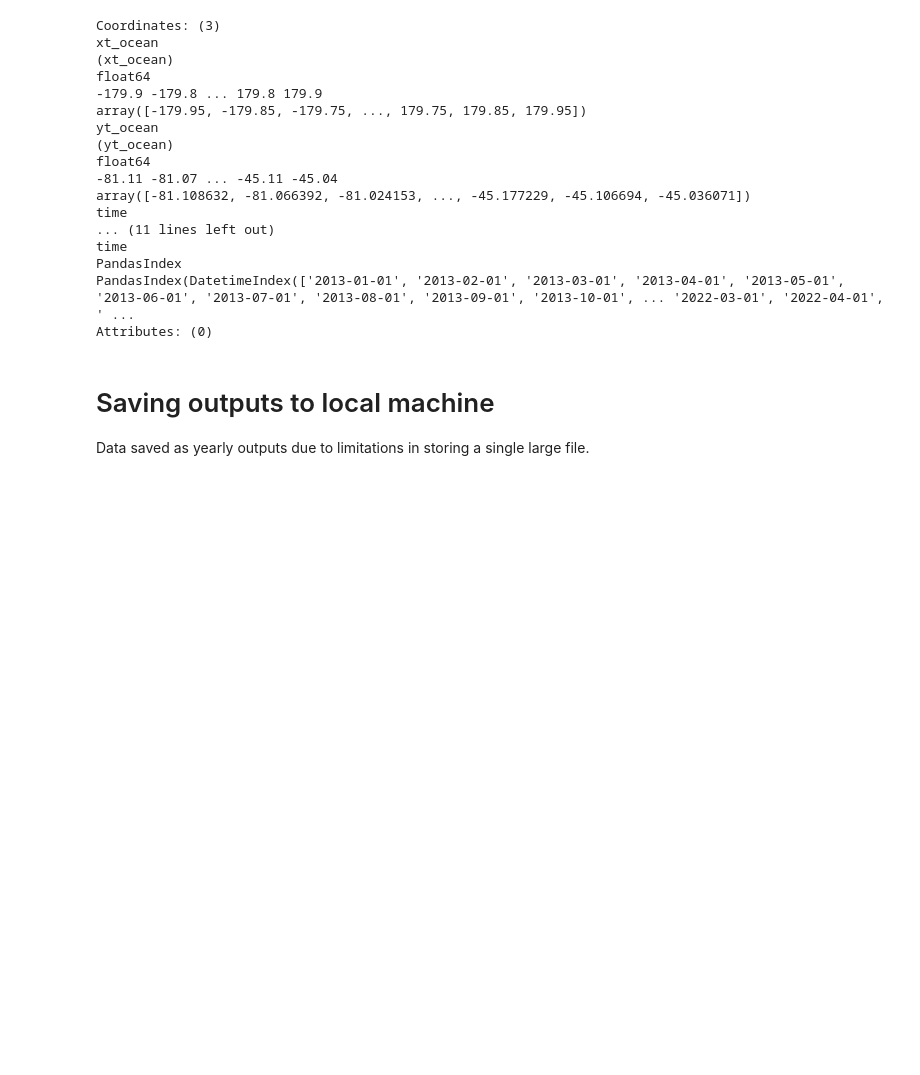
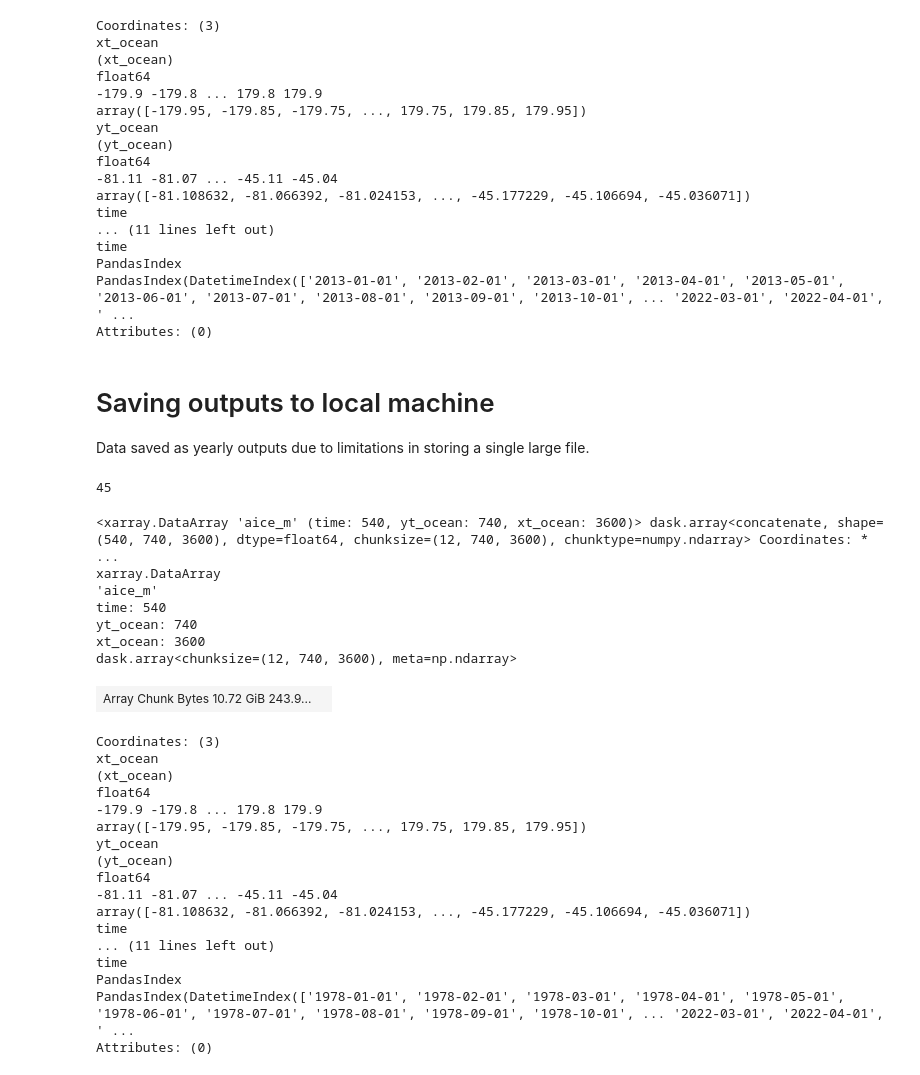
Before and after one commit to lidefi87/Crabeater_Distribution_East_Antarctica, a Jupyter notebook: Scripts/Environmental_Data/LongTerm_SeaIce.ipynb, the cells around one changed output. Cells and saved outputs as stored; diff of their text form; code cells hidden in the pictures; blank space fills up the shorter version.

```diff
--- a/Scripts/Environmental_Data/LongTerm_SeaIce.ipynb
+++ b/Scripts/Environmental_Data/LongTerm_SeaIce.ipynb
@@ -175,0 +182,34 @@ for yr, da in long_term_pack_ice.groupby('time.year'):
+# %%
+# list_file = sorted(glob(os.path.join(varDict['base_folder'], '*.nc')))
+len(list_file)
+# %% [output]
+45
+# %%
+ds = xr.open_mfdataset(list_file).aice_m
+ds
+# %% [output]
+<xarray.DataArray 'aice_m' (time: 540, yt_ocean: 740, xt_ocean: 3600)> dask.array<concatenate, shape=(540, 740, 3600), dtype=float64, chunksize=(12, 740, 3600), chunktype=numpy.ndarray> Coordinates: * ...
+xarray.DataArray
+'aice_m'
+time: 540
+yt_ocean: 740
+xt_ocean: 3600
+dask.array<chunksize=(12, 740, 3600), meta=np.ndarray>
+| Array Chunk Bytes 10.72 GiB 243.9... |  |
+Coordinates: (3)
+xt_ocean
+(xt_ocean)
+float64
+-179.9 -179.8 ... 179.8 179.9
+array([-179.95, -179.85, -179.75, ..., 179.75, 179.85, 179.95])
+yt_ocean
+(yt_ocean)
+float64
+-81.11 -81.07 ... -45.11 -45.04
+array([-81.108632, -81.066392, -81.024153, ..., -45.177229, -45.106694, -45.036071])
+time
+... (11 lines left out)
+time
+PandasIndex
+PandasIndex(DatetimeIndex(['1978-01-01', '1978-02-01', '1978-03-01', '1978-04-01', '1978-05-01', '1978-06-01', '1978-07-01', '1978-08-01', '1978-09-01', '1978-10-01', ... '2022-03-01', '2022-04-01', ' ...
+Attributes: (0)
```
Also changed, not shown: parts of 4 cells of this notebook, 4 other files.
